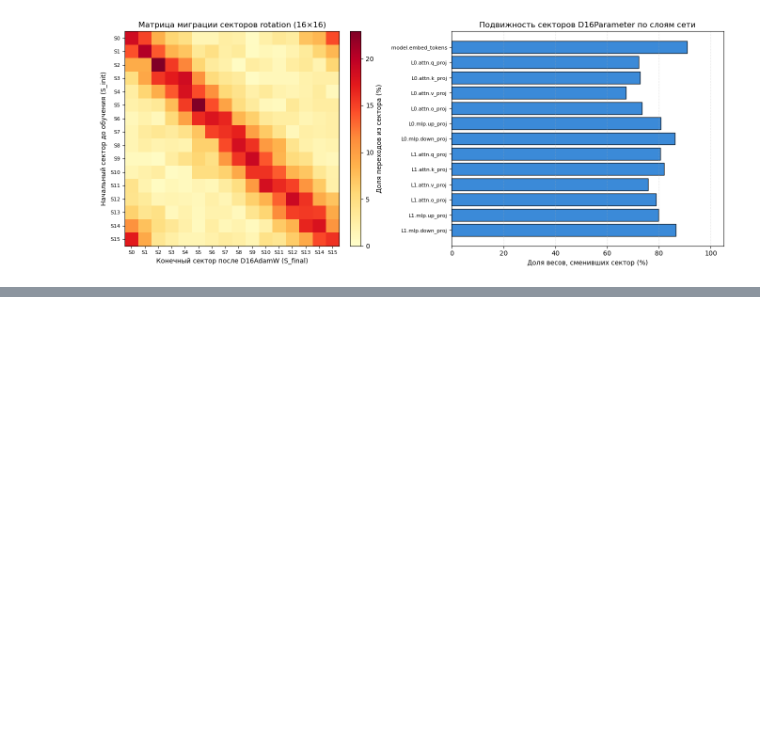
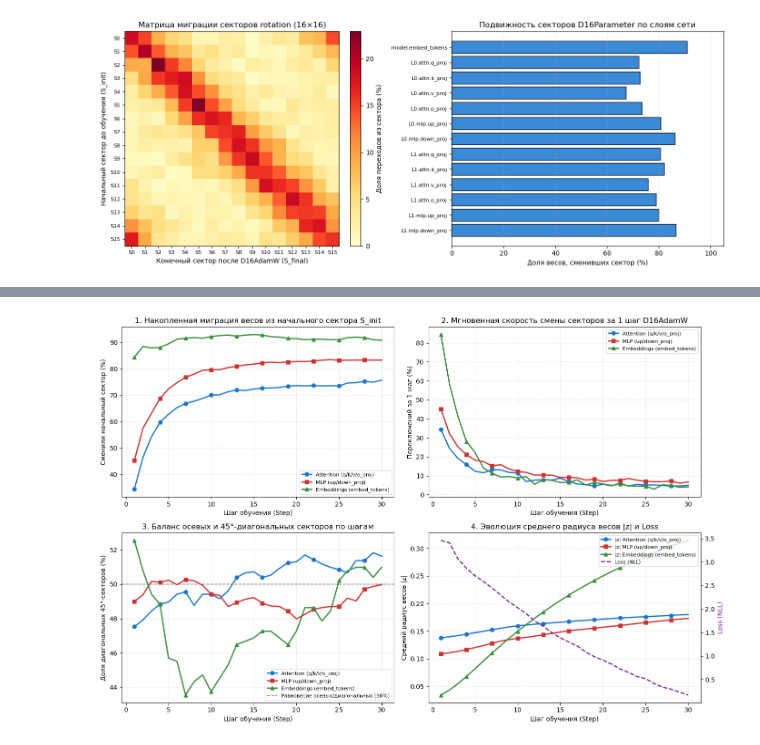
Before and after one commit to CeperaPetrov/d16nn, a Jupyter notebook: qwen/ipynb/d16_qwen_pipeline.ipynb, the cells around one changed output, grey strips where cells are left out. Drawn from its saved outputs; the diff is of its cells as text; code cells hidden in the pictures; blank space fills up the shorter version.

Commit message:
Add trajectory recording and visualization for D16Qwen model training

```diff
--- a/qwen/ipynb/d16_qwen_pipeline.ipynb
+++ b/qwen/ipynb/d16_qwen_pipeline.ipynb
@@ -394,3 +394,93 @@ model.layers.1.mlp.down_proj.weight    | (16, 48)     |     0.1688 |   0.2063 |
 ====================================================================================================================
 [figure]
 [figure]
+# %%
+import importlib
+from pathlib import Path
+import sys
+import matplotlib.pyplot as plt
+import torch
+
+PROJECT_ROOT = Path.cwd().parent if Path.cwd().name == "ipynb" else Path.cwd()
+SRC_DIR = PROJECT_ROOT / "src"
+if str(SRC_DIR) not in sys.path:
+    sys.path.insert(0, str(SRC_DIR))
+
+import d16_complex
+import d16_parameter
+import d16_adamw
+import d16_qwen_model2
+import d16_vis_utils
+
+importlib.reload(d16_complex)
+importlib.reload(d16_parameter)
+importlib.reload(d16_adamw)
+importlib.reload(d16_qwen_model2)
+importlib.reload(d16_vis_utils)
+
+from d16_adamw import D16AdamW
+from d16_qwen_model2 import D16QwenConfig, D16QwenForCausalLM, encode_token_ids
+from d16_vis_utils import (
+    D16TrajectoryRecorder,
+    plot_d16_sector_trajectories,
+    plot_d16_sector_transition_matrix,
+    plot_d16_synapse_polar_trajectories,
+    plot_d16_weight_sector_distribution,
+    print_d16_trajectory_summary,
+    print_d16_weight_migration_table,
+)
+
+torch.manual_seed(42)
+cfg = D16QwenConfig(
+    vocab_size=32,
+    hidden_size=32,        # 16 комплексных каналов
+    intermediate_size=48,  # 48 комплексных каналов в MLP
+    num_hidden_layers=2,
+    num_attention_heads=4,
+    num_key_value_heads=2,
+    weight_storage="d16",
+)
+model_d16 = D16QwenForCausalLM(cfg)
+
+# Инициализируем рекордер траекторий до первого шага оптимизатора
+recorder = D16TrajectoryRecorder(model_d16, tracked_synapses_per_group=4)
+
+optimizer = D16AdamW(model_d16.d16_parameters(), lr=2.5e-2, weight_decay=1e-3)
+raw_tokens = torch.tensor(
+    [
+        [1, 5, 9, 13, 17, 21, 25, 29, 2, 6, 10, 14],
+        [3, 7, 11, 15, 19, 23, 27, 31, 4, 8, 12, 16],
+    ],
+    dtype=torch.long,
+)
+d16_tokens = encode_token_ids(raw_tokens)
+
+for step in range(1, 31):
+    optimizer.zero_grad()
+    out = model_d16(input_ids=d16_tokens, labels=d16_tokens)
+    loss_val = float(out.loss.x.item())
+    out.loss.x.backward()
+    optimizer.step(max_grad_norm=1.0)
+    recorder.record_step(step, model_d16, loss=loss_val)
+
+# 1. Пошаговая таблица траекторий (Attention vs MLP vs Embedding)
+print_d16_trajectory_summary(recorder, every_n=5)
+
+# 2. Итоговая таблица по модулям
+_ = print_d16_weight_migration_table(model_d16, recorder.initial_snapshot)
+
+# 3. 4-панельный график эволюции секторов и радиусов по шагам
+fig_traj = plot_d16_sector_trajectories(recorder)
+plt.show()
+
+# 4. Полярные фазовые траектории отдельных синапсов Attention и MLP
+fig_syn = plot_d16_synapse_polar_trajectories(recorder)
+plt.show()
+
+# 5. Распределение весов в клине [0°, 22.5°] и матрица переходов 16x16
+fig_dist = plot_d16_weight_sector_distribution(model_d16, recorder.initial_snapshot)
+plt.show()
+
+fig_trans = plot_d16_sector_transition_matrix(model_d16, recorder.initial_snapshot)
+plt.show()
+# %% [output]
@@ -396,0 +504 @@ model.layers.1.mlp.down_proj.weight    | (16, 48)     |     0.1688 |   0.2063 |
+[figure, added]
```
Also changed, not shown: parts of 1 cell of this notebook.
